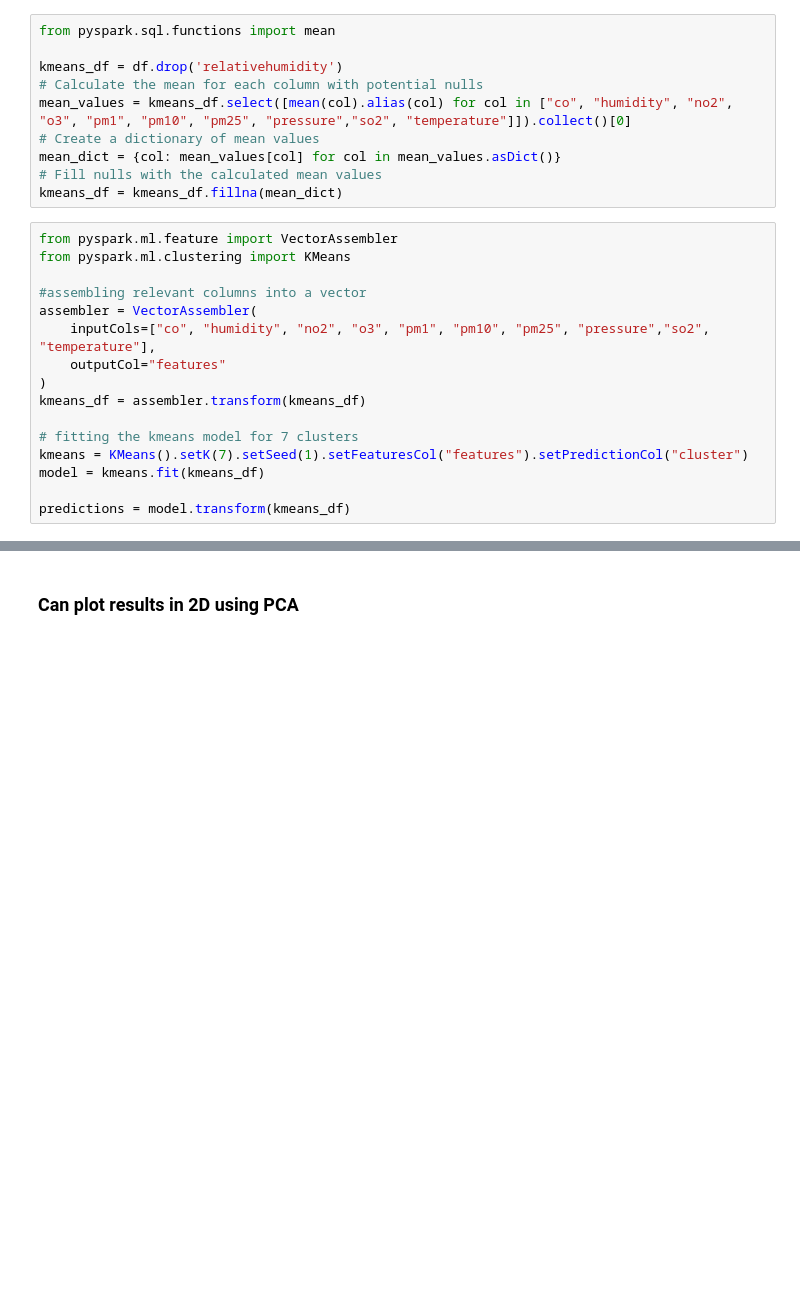
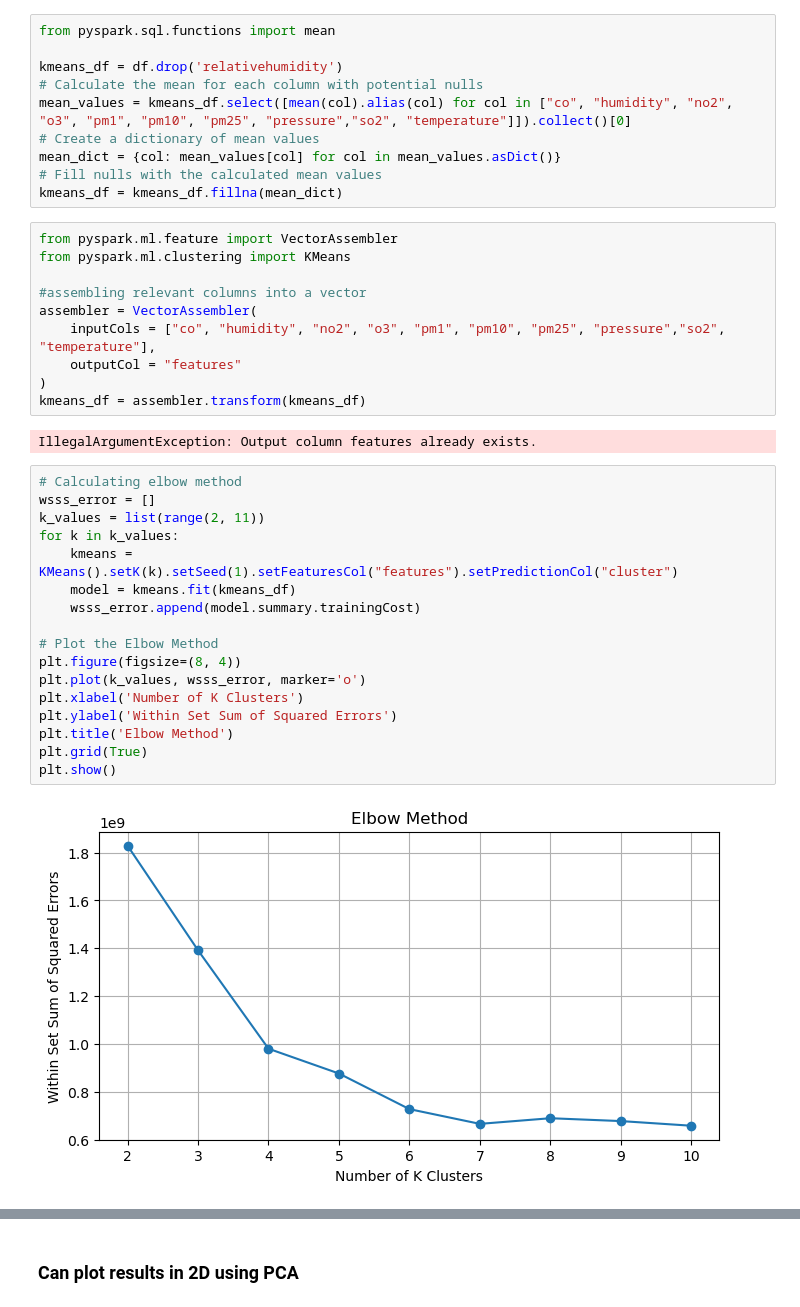
Before and after one commit to ameek12/232_Project, a Jupyter notebook: Ryan_playground.ipynb, the cells around one changed output, grey strips where cells are left out. Drawn from its saved outputs; the diff is of its cells as text; blank space fills up the shorter version.

```diff
--- a/Ryan_playground.ipynb
+++ b/Ryan_playground.ipynb
@@ -649,13 +639,28 @@ from pyspark.ml.clustering import KMeans
 
 #assembling relevant columns into a vector
 assembler = VectorAssembler(
-    inputCols=["co", "humidity", "no2", "o3", "pm1", "pm10", "pm25", "pressure","so2", "temperature"],
-    outputCol="features"
+    inputCols = ["co", "humidity", "no2", "o3", "pm1", "pm10", "pm25", "pressure","so2", "temperature"],
+    outputCol = "features"
 )
 kmeans_df = assembler.transform(kmeans_df)
-
-# fitting the kmeans model for 7 clusters
-kmeans = KMeans().setK(7).setSeed(1).setFeaturesCol("features").setPredictionCol("cluster")
-model = kmeans.fit(kmeans_df)
-
-predictions = model.transform(kmeans_df)
+# %% [output]
+IllegalArgumentException: Output column features already exists.
+# %%
+# Calculating elbow method
+wsss_error = []
+k_values = list(range(2, 11))
+for k in k_values:
+    kmeans = KMeans().setK(k).setSeed(1).setFeaturesCol("features").setPredictionCol("cluster")
+    model = kmeans.fit(kmeans_df)
+    wsss_error.append(model.summary.trainingCost)
+
+# Plot the Elbow Method
+plt.figure(figsize=(8, 4))
+plt.plot(k_values, wsss_error, marker='o')
+plt.xlabel('Number of K Clusters')
+plt.ylabel('Within Set Sum of Squared Errors')
+plt.title('Elbow Method')
+plt.grid(True)
+plt.show()
+# %% [output]
+[figure, added]
```
Also changed, not shown: parts of 21 cells of this notebook, 1 other file.
